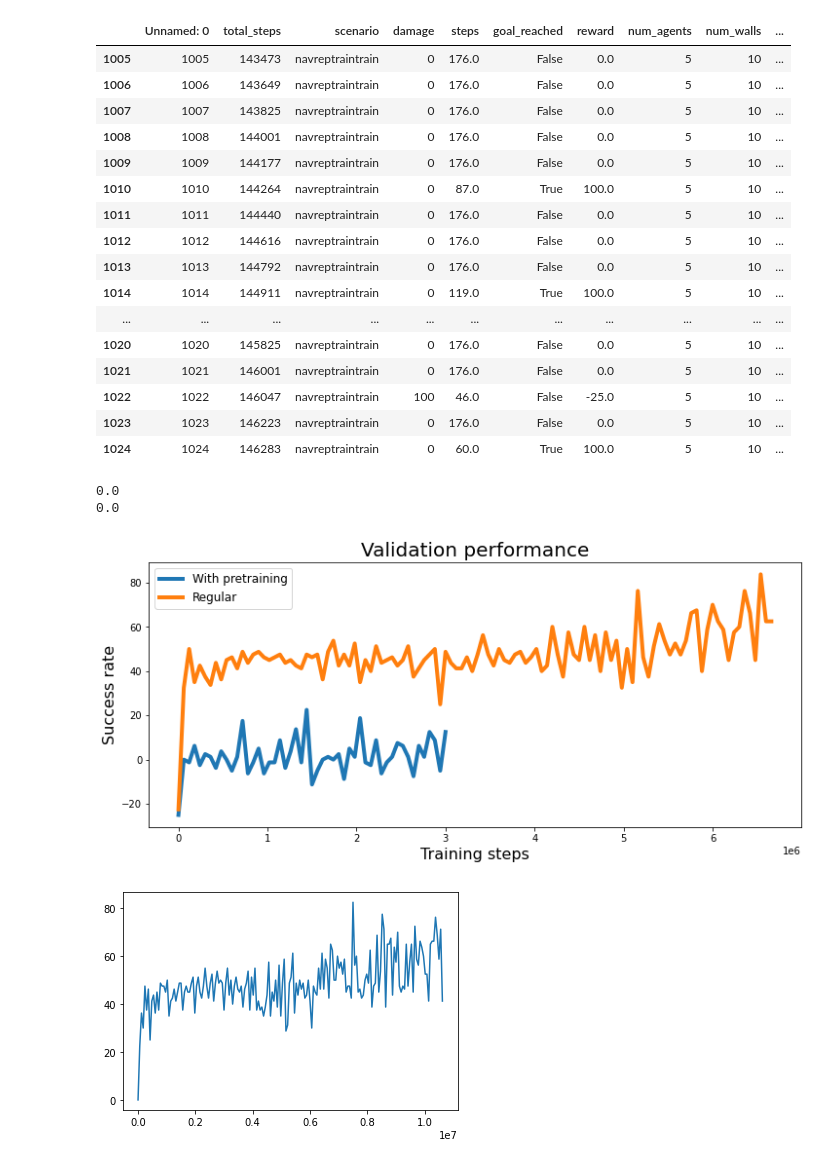
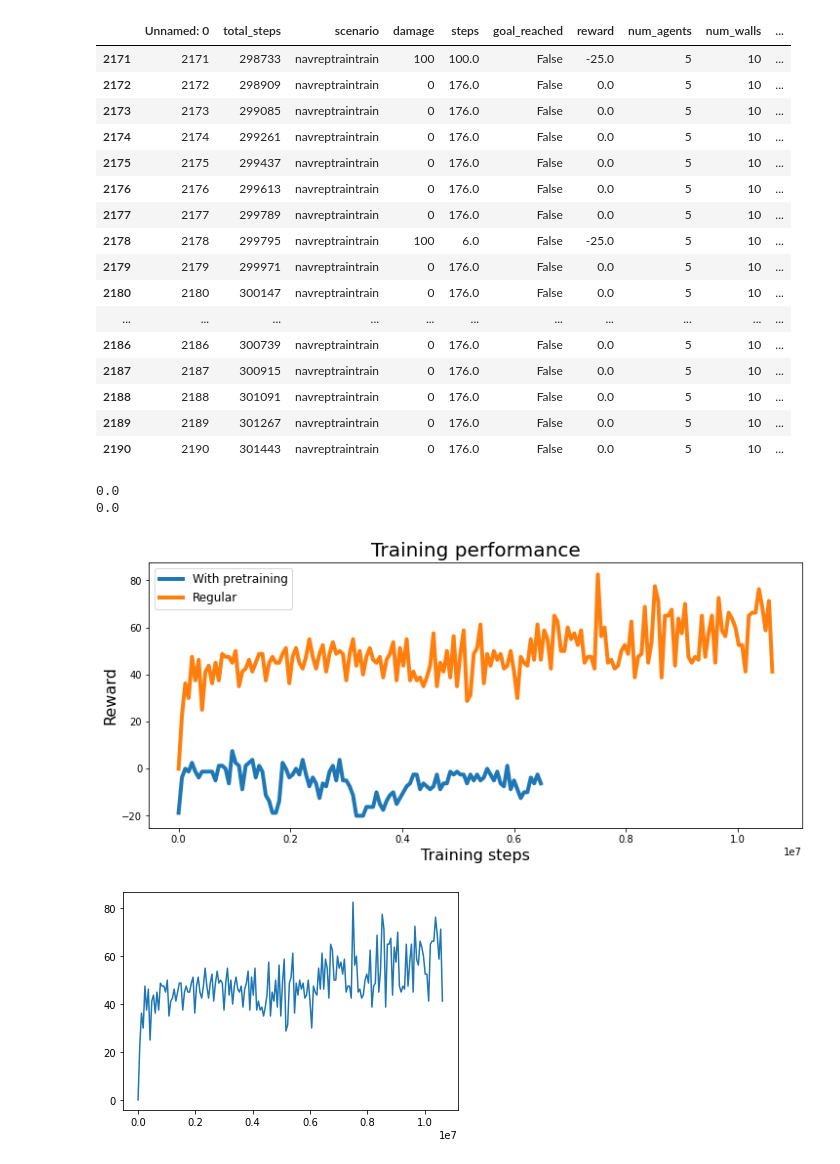
Before and after one commit to Makuh17/navrep, a Jupyter notebook: jupyter_tests/Plot performance.ipynb, the cells around one changed output. Saved outputs shown, nothing was run; the diff lists cells and outputs as text; code cells hidden in the pictures.

Commit message:
adds plot performance for pretrain

```diff
--- a/jupyter_tests/Plot performance.ipynb
+++ b/jupyter_tests/Plot performance.ipynb
@@ -14,10 +14,12 @@ logs = ["e2enavreppretrainenv_2021_05_18__15_14_54_PPO_E2E_VCARCH_C64.csv",
         "e2enavreppretrainenv_2021_06_02__12_04_01_PPO_E2E_VCARCH_C64.csv",
         "e2enavreppretrainenv_2021_06_02__14_57_53_PPO_E2E_VCARCH_C64.csv",
         "e2enavreppretrainenv_2021_06_02__22_58_44_PPO_E2E_VCARCH_C64.csv",
+        "e2enavreppretrainenv_2021_06_03__12_36_27_PPO_E2E_VCARCH_C64.csv",
+        "e2enavreppretrainenv_2021_06_03__14_04_34_PPO_E2E_VCARCH_C64.csv",
         "e2enavreptrainenv_2021_05_05__11_14_04_PPO_E2E_VCARCH_C64.csv"]
 log_paths = [path+log for log in logs]
 
-log_paths = [log_paths[-4], log_paths[-2]]
+log_paths = [log_paths[-2], log_paths[-1]]
 
 num_envs = 6
 val_freq = 10000
@@ -31,48 +33,48 @@ for log_path in log_paths:
 data[0][data[0]["scenario"]=="navreptraintrain"][-20:]
 # %% [output]
 |  | Unnamed: 0 | total_steps | scenario | damage | steps | goal_reached | reward | num_agents | num_walls | ... |
-| 1005 | 1005 | 143473 | navreptraintrain | 0 | 176.0 | False | 0.0 | 5 | 10 | ... |
-| 1006 | 1006 | 143649 | navreptraintrain | 0 | 176.0 | False | 0.0 | 5 | 10 | ... |
-| 1007 | 1007 | 143825 | navreptraintrain | 0 | 176.0 | False | 0.0 | 5 | 10 | ... |
-| 1008 | 1008 | 144001 | navreptraintrain | 0 | 176.0 | False | 0.0 | 5 | 10 | ... |
-| 1009 | 1009 | 144177 | navreptraintrain | 0 | 176.0 | False | 0.0 | 5 | 10 | ... |
-| 1010 | 1010 | 144264 | navreptraintrain | 0 | 87.0 | True | 100.0 | 5 | 10 | ... |
-| 1011 | 1011 | 144440 | navreptraintrain | 0 | 176.0 | False | 0.0 | 5 | 10 | ... |
-| 1012 | 1012 | 144616 | navreptraintrain | 0 | 176.0 | False | 0.0 | 5 | 10 | ... |
-| 1013 | 1013 | 144792 | navreptraintrain | 0 | 176.0 | False | 0.0 | 5 | 10 | ... |
-| 1014 | 1014 | 144911 | navreptraintrain | 0 | 119.0 | True | 100.0 | 5 | 10 | ... |
+| 2171 | 2171 | 298733 | navreptraintrain | 100 | 100.0 | False | -25.0 | 5 | 10 | ... |
+| 2172 | 2172 | 298909 | navreptraintrain | 0 | 176.0 | False | 0.0 | 5 | 10 | ... |
+| 2173 | 2173 | 299085 | navreptraintrain | 0 | 176.0 | False | 0.0 | 5 | 10 | ... |
+| 2174 | 2174 | 299261 | navreptraintrain | 0 | 176.0 | False | 0.0 | 5 | 10 | ... |
+| 2175 | 2175 | 299437 | navreptraintrain | 0 | 176.0 | False | 0.0 | 5 | 10 | ... |
+| 2176 | 2176 | 299613 | navreptraintrain | 0 | 176.0 | False | 0.0 | 5 | 10 | ... |
+| 2177 | 2177 | 299789 | navreptraintrain | 0 | 176.0 | False | 0.0 | 5 | 10 | ... |
+| 2178 | 2178 | 299795 | navreptraintrain | 100 | 6.0 | False | -25.0 | 5 | 10 | ... |
+| 2179 | 2179 | 299971 | navreptraintrain | 0 | 176.0 | False | 0.0 | 5 | 10 | ... |
+| 2180 | 2180 | 300147 | navreptraintrain | 0 | 176.0 | False | 0.0 | 5 | 10 | ... |
 | ... | ... | ... | ... | ... | ... | ... | ... | ... | ... | ... |
-| 1020 | 1020 | 145825 | navreptraintrain | 0 | 176.0 | False | 0.0 | 5 | 10 | ... |
-| 1021 | 1021 | 146001 | navreptraintrain | 0 | 176.0 | False | 0.0 | 5 | 10 | ... |
-| 1022 | 1022 | 146047 | navreptraintrain | 100 | 46.0 | False | -25.0 | 5 | 10 | ... |
-| 1023 | 1023 | 146223 | navreptraintrain | 0 | 176.0 | False | 0.0 | 5 | 10 | ... |
-| 1024 | 1024 | 146283 | navreptraintrain | 0 | 60.0 | True | 100.0 | 5 | 10 | ... |
+| 2186 | 2186 | 300739 | navreptraintrain | 0 | 176.0 | False | 0.0 | 5 | 10 | ... |
+| 2187 | 2187 | 300915 | navreptraintrain | 0 | 176.0 | False | 0.0 | 5 | 10 | ... |
+| 2188 | 2188 | 301091 | navreptraintrain | 0 | 176.0 | False | 0.0 | 5 | 10 | ... |
+| 2189 | 2189 | 301267 | navreptraintrain | 0 | 176.0 | False | 0.0 | 5 | 10 | ... |
+| 2190 | 2190 | 301443 | navreptraintrain | 0 | 176.0 | False | 0.0 | 5 | 10 | ... |
 # %%
 fig_val = plt.figure(figsize = [12,5])
 #fig_test, ax_test = plt.figure()
 
 for idx, d in enumerate(data):
     #print(len(d[d["scenario"]=="navreptraintrain"])/20)
     y_val = [np.mean(d[d["scenario"]=="navreptraintrain"]["reward"][i*20:i*20+20])
           for i in range(int(len(d[d["scenario"]=="navreptraintrain"])/20))]
 
     x_val = np.arange(len(y_val))*num_envs*val_freq
 
     success_rate_test = d[d["scenario"]=="navrepval"]["goal_reached"].to_numpy(dtype=float)
     x_test = np.arange(len(success_rate_test))*num_envs*val_freq*test_freq
 
     print(success_rate_test[0])
     #plt.plot(x_test,success_rate_test, linewidth=4)
-    plt.title("Validation performance", fontsize=20)
+    plt.title("Training performance", fontsize=20)
     plt.xlabel("Training steps", fontsize=16)
-    plt.ylabel("Success rate", fontsize=16)
+    plt.ylabel("Reward", fontsize=16)
     plt.plot(x_val,y_val, label=idx, linewidth=4)
 plt.legend(["With pretraining", "Regular"],fontsize=12)
 plt.show()
 # %% [output]
 0.0
 0.0
-[figure, old version]
+[figure, new version]
 # %%
 plt.figure()
 plt.plot(x_val,y_val)
```
Also changed, not shown: 1 other file.
